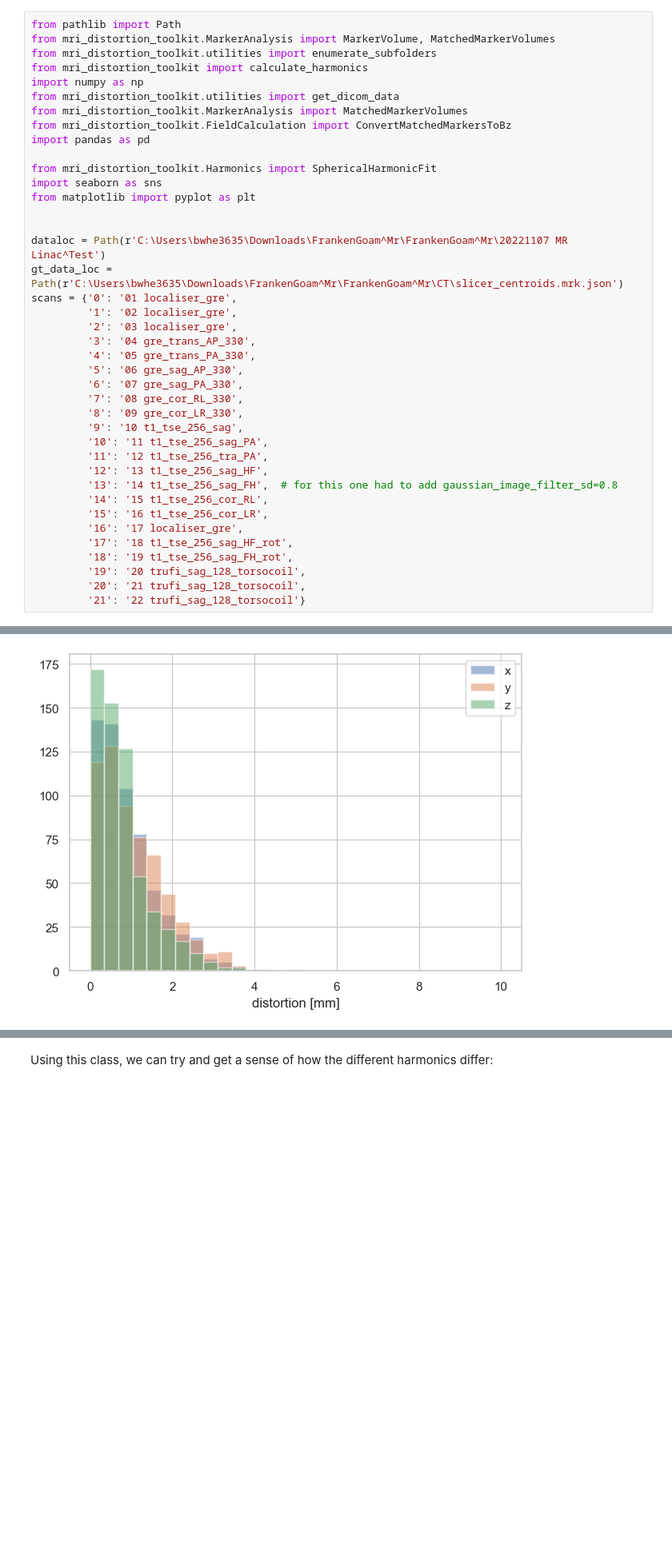
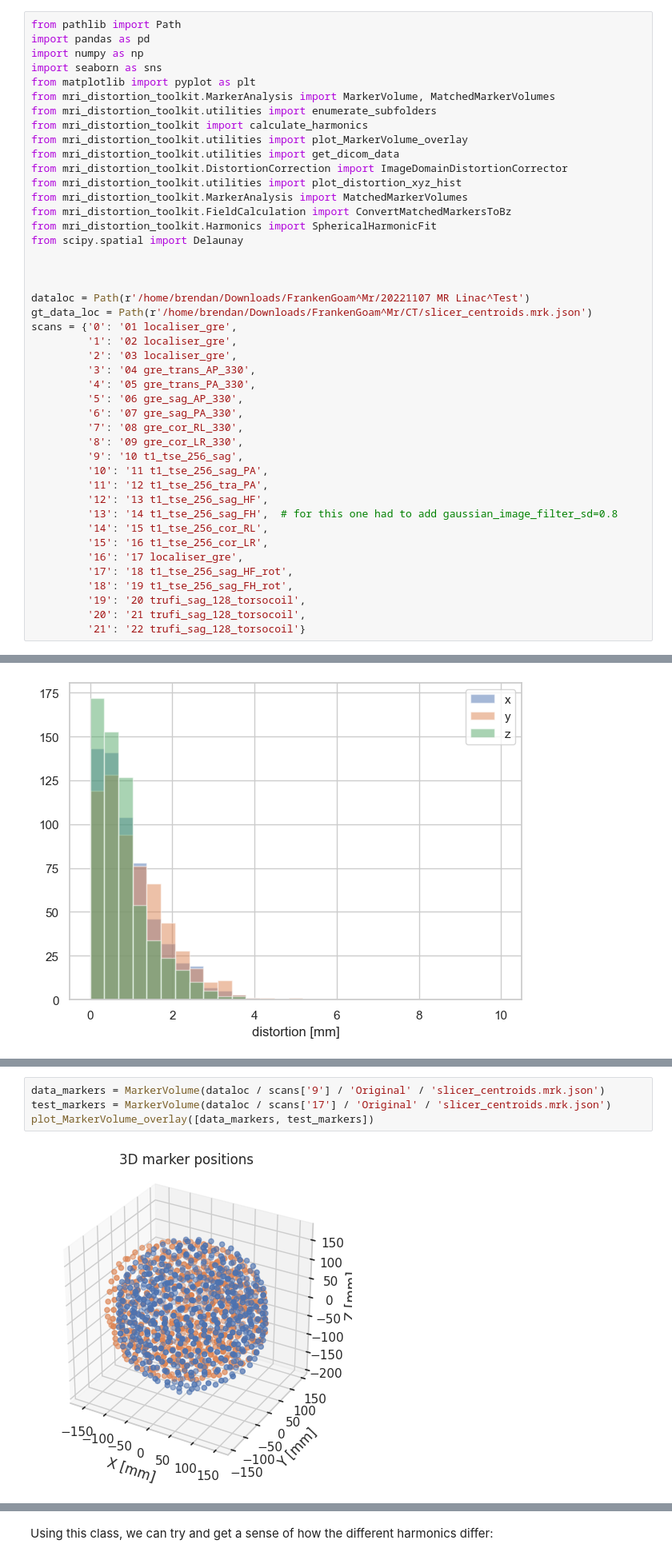
Before and after one commit to Image-X-Institute/mri_distortion_toolkit, a Jupyter notebook: examples/franken_goam/FrankenGoam.ipynb, the cells around one changed output, grey strips where cells are left out. Shown at 80% size. Drawn from its saved outputs; the diff is of its cells as text; blank space fills up the shorter version.

```diff
--- a/examples/franken_goam/FrankenGoam.ipynb
+++ b/examples/franken_goam/FrankenGoam.ipynb
@@ -6,22 +6,26 @@ The data for this example can be found [here](https://cloudstor.aarnet.edu.au/pl
 I'm first going to set up the variables to read in this data
 # %%
 from pathlib import Path
+import pandas as pd
+import numpy as np
+import seaborn as sns
+from matplotlib import pyplot as plt
 from mri_distortion_toolkit.MarkerAnalysis import MarkerVolume, MatchedMarkerVolumes
 from mri_distortion_toolkit.utilities import enumerate_subfolders
 from mri_distortion_toolkit import calculate_harmonics
-import numpy as np
+from mri_distortion_toolkit.utilities import plot_MarkerVolume_overlay
 from mri_distortion_toolkit.utilities import get_dicom_data
+from mri_distortion_toolkit.DistortionCorrection import ImageDomainDistortionCorrector
+from mri_distortion_toolkit.utilities import plot_distortion_xyz_hist
 from mri_distortion_toolkit.MarkerAnalysis import MatchedMarkerVolumes
 from mri_distortion_toolkit.FieldCalculation import ConvertMatchedMarkersToBz
-import pandas as pd
-
 from mri_distortion_toolkit.Harmonics import SphericalHarmonicFit
-import seaborn as sns
-from matplotlib import pyplot as plt
+from scipy.spatial import Delaunay
 
 
-dataloc = Path(r'C:\Users\bwhe3635\Downloads\FrankenGoam^Mr\FrankenGoam^Mr\20221107 MR Linac^Test')
-gt_data_loc = Path(r'C:\Users\bwhe3635\Downloads\FrankenGoam^Mr\FrankenGoam^Mr\CT\slicer_centroids.mrk.json')
+
+dataloc = Path(r'/home/brendan/Downloads/FrankenGoam^Mr/20221107 MR Linac^Test')
+gt_data_loc = Path(r'/home/brendan/Downloads/FrankenGoam^Mr/CT/slicer_centroids.mrk.json')
 scans = {'0': '01 localiser_gre',
          '1': '02 localiser_gre',
          '2': '03 localiser_gre',
@@ -438,0 +399,6 @@ For the purpose of comparing different harmonics, I am going to define this cust
+# %%
+data_markers = MarkerVolume(dataloc / scans['9'] / 'Original' / 'slicer_centroids.mrk.json')
+test_markers = MarkerVolume(dataloc / scans['17'] / 'Original' / 'slicer_centroids.mrk.json')
+plot_MarkerVolume_overlay([data_markers, test_markers])
+# %% [output]
+[figure, added]
```
Also changed, not shown: parts of 16 cells of this notebook, 8 other files.
